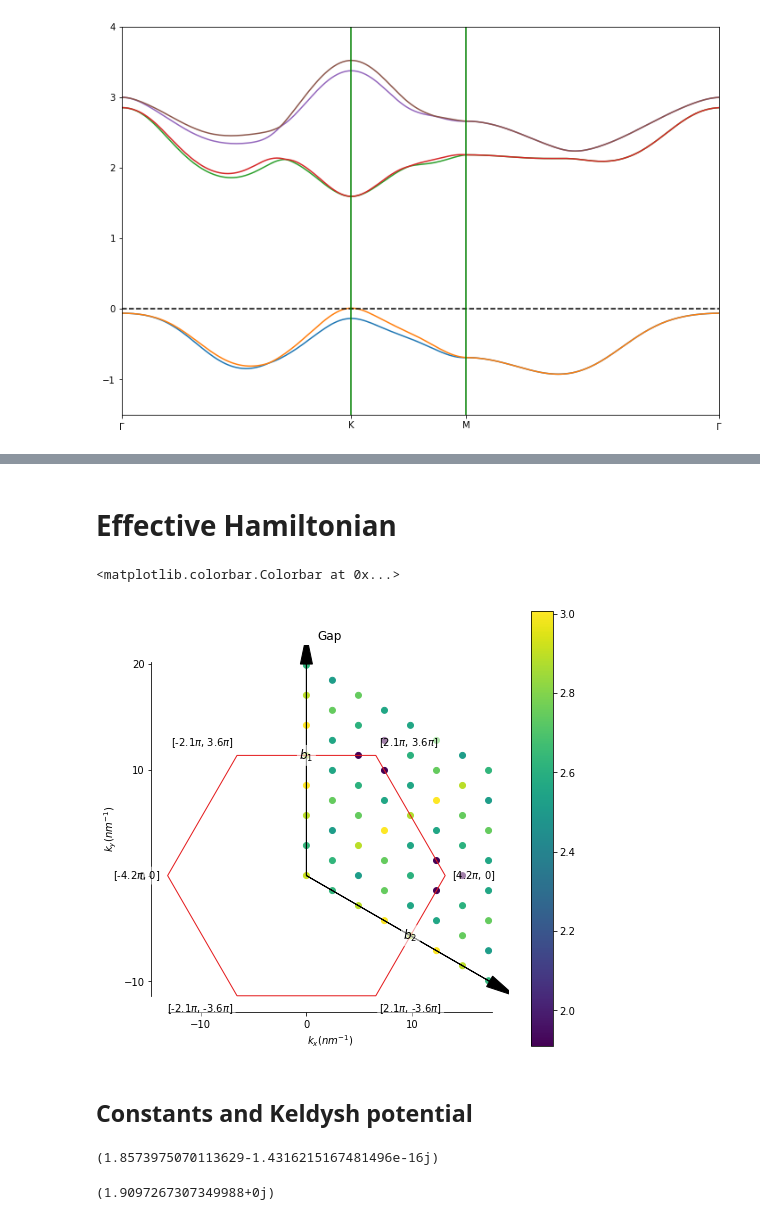
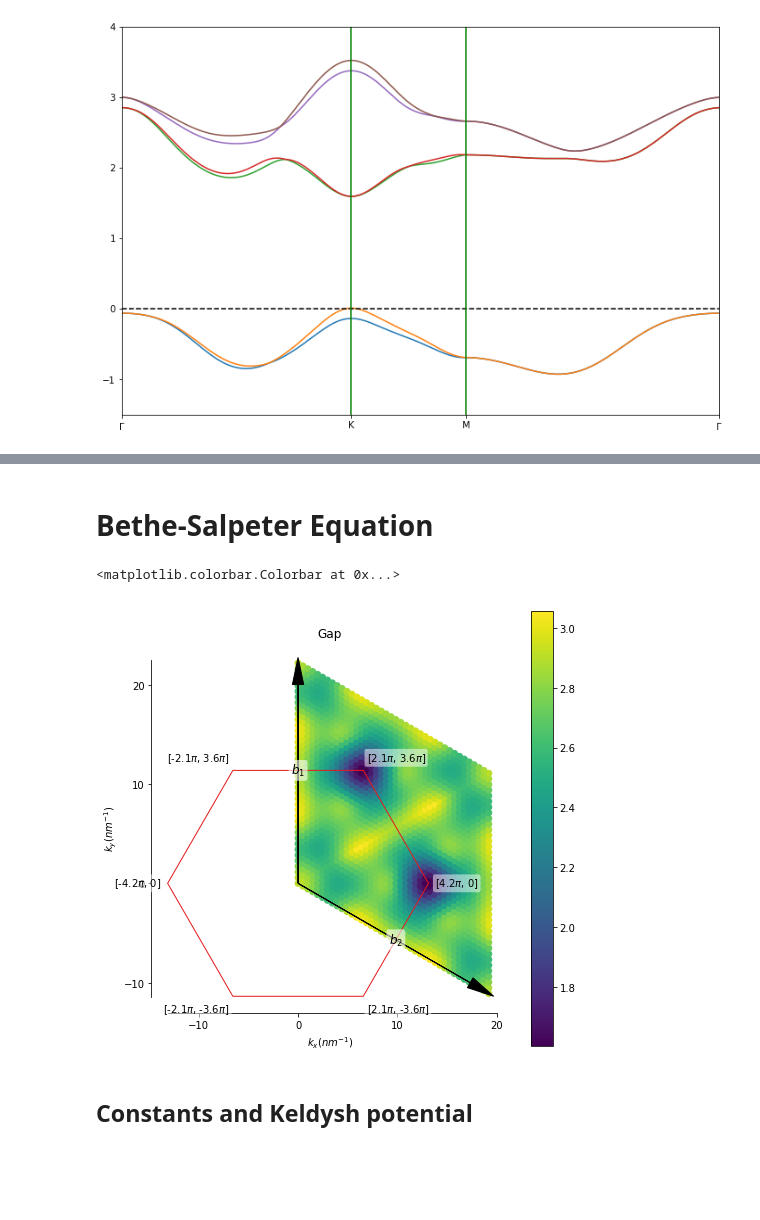
Before and after one commit to drgulevich/MoS2-project, a Jupyter notebook: notebooks/TB.ipynb, the cells around one changed output, grey strips where cells are left out. Saved outputs shown, nothing was run; the diff lists cells and outputs as text; code cells hidden in the pictures; blank space fills up the shorter version.

```diff
--- a/notebooks/TB.ipynb
+++ b/notebooks/TB.ipynb
@@ -14,16 +14,14 @@ py_model = pb.Model(group6_tmd.monolayer_3band("MoS2"), pb.translational_symmetr
 a1,a2=py_model.lattice.vectors
 k1,k2=py_model.lattice.reciprocal_vectors()
 # %%
-def hamiltonian(k):
-    a1,a2=py_model.lattice.vectors
-    k1,k2=py_model.lattice.reciprocal_vectors()
+def hamiltonian(vec):
     a1=3.190/10
     e1=0.683;e2=1.707;
     t0=-0.146;t1=-0.114;t2=0.506;t11=0.085;t12=0.162;t22=0.073
     r0=0.060 ;r1=-0.236;r2=0.067;r11=0.016;r12=0.087;r22=0.000
     u0=-0.038;u1=0.046 ;u2=0.001;u11=0.266;u12=-0.176;u22=-0.150
     SOC=0.073
-    a=k[0]*a1/2;b=k[1]*a1*sqrt(3)/2
+    a=vec[0]*a1/2;b=vec[1]*a1*sqrt(3)/2
 
     V0=e1+2*t0*(2*cos(a)*cos(b)+cos(2*a))+2*r0*(2*cos(3*a)*cos(b)+cos(2*b))+2*u0*(2*cos(2*a)*cos(2*b)+cos(4*a))
 
@@ -50,8 +48,8 @@ def hamiltonian(k):
 # %%
 k_points = py_model.lattice.brillouin_zone()
 G = np.array([0, 0])
-K = k_points[0]
-M = (k_points[0] + k_points[1]) / 2
+K = k_points[3]
+M = (k_points[3] + k_points[4]) / 2
 kpoints=[];N1=80;N2=int(N1/2);N3=int(np.sqrt(N1**2+N2**2))
 for i in range(N1):
     kpoints.append(i*K/N1+(N1-i)*G/N1)
@@ -61,20 +59,16 @@ for i in range(N3):
     kpoints.append(i*G/N3+(N3-i)*M/N3)
 kpoints=np.array(kpoints)
 # %%
-E=[];D=[];H=[];H_SOC=[]
+E_line=[]
 norb=6;
-
 for i in range(kpoints.shape[0]):
-    H.append(hamiltonian(kpoints[i]))
-for i in range(kpoints.shape[0]):
-    e,d=np.linalg.eigh(H[i])
-    E.append(e);D.append(d)
-
-E=np.array(E);D=np.array(D)
+    e,d=np.linalg.eigh(hamiltonian(kpoints[i]))
+    E_line.append(e);
+E_line=np.array(E)
 
 plt.figure(figsize=(12,8))
 for i in range(norb):
-    plt.plot(E[:,i],'-')
+    plt.plot(E_line[:,i],'-')
 plt.plot(np.linspace(0,300),np.zeros(50),'--',color='black')
 plt.plot(np.ones(50)*(N1),np.linspace(-6,5),'-',color='green')
 plt.plot(np.ones(50)*(N1+N2),np.linspace(-6,5),'-',color='green')
@@ -118,23 +81,25 @@ $F^{-1}[\nabla_k H_{TB}(k)]=-iRH_{TB}(R)$
-# %% [markdown]
-# Effective Hamiltonian
+# %% [markdown]
+# Bethe-Salpeter Equation
 # %%
-N=8
+N=40
+k1,k2=py_model.lattice.reciprocal_vectors()
 E=np.zeros((N,N,6));K=np.zeros((N,N,3));D=np.zeros((N,N,6,6),dtype=np.complex)
 for i,j in product(range(N),range(N)):
     k=i*k1/N+j*k2/N;
     e,d=np.linalg.eigh(hamiltonian(k))
     E[i,j]=e;K[i,j]=k;D[i,j]=d
 K=K.reshape((N**2,3))
 E=E.reshape((N**2,6))
 D=D.reshape((N**2,6,6))
 plt.figure(figsize=(8,8))
 py_model.lattice.plot_brillouin_zone()
 plt.title('Gap')
 plt.scatter(K[:,0].ravel(),K[:,1].ravel(),c=(E[:,2].ravel()-E[:,1].ravel()))
+# plt.plot(kpoints[:,0].ravel(),kpoints[:,1].ravel(),lw=5)
 plt.colorbar()
 # %% [output]
 <matplotlib.colorbar.Colorbar at 0x...>
-[figure, old version]
+[figure, new version]
 # %% [markdown]
 ## Constants and Keldysh potential
 # %%
@@ -176,8 +141,0 @@ EH,DH=np.linalg.eig(H)
-# %%
-np.min(EH)
-# %% [output]
-(1.8573975070113629-1.4316215167481496e-16j)
-# %%
-np.min(EH)
-# %% [output]
-(1.9097267307349988+0j)
```
Also changed, not shown: parts of 26 cells of this notebook.
